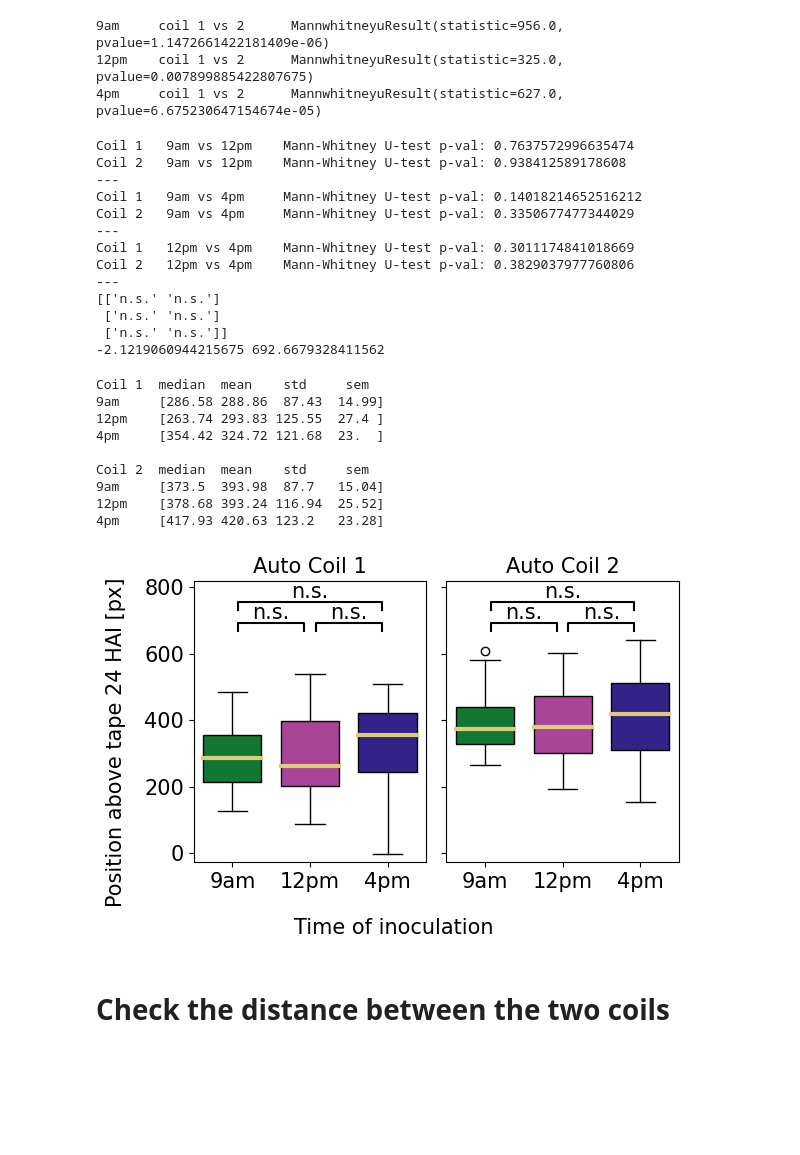
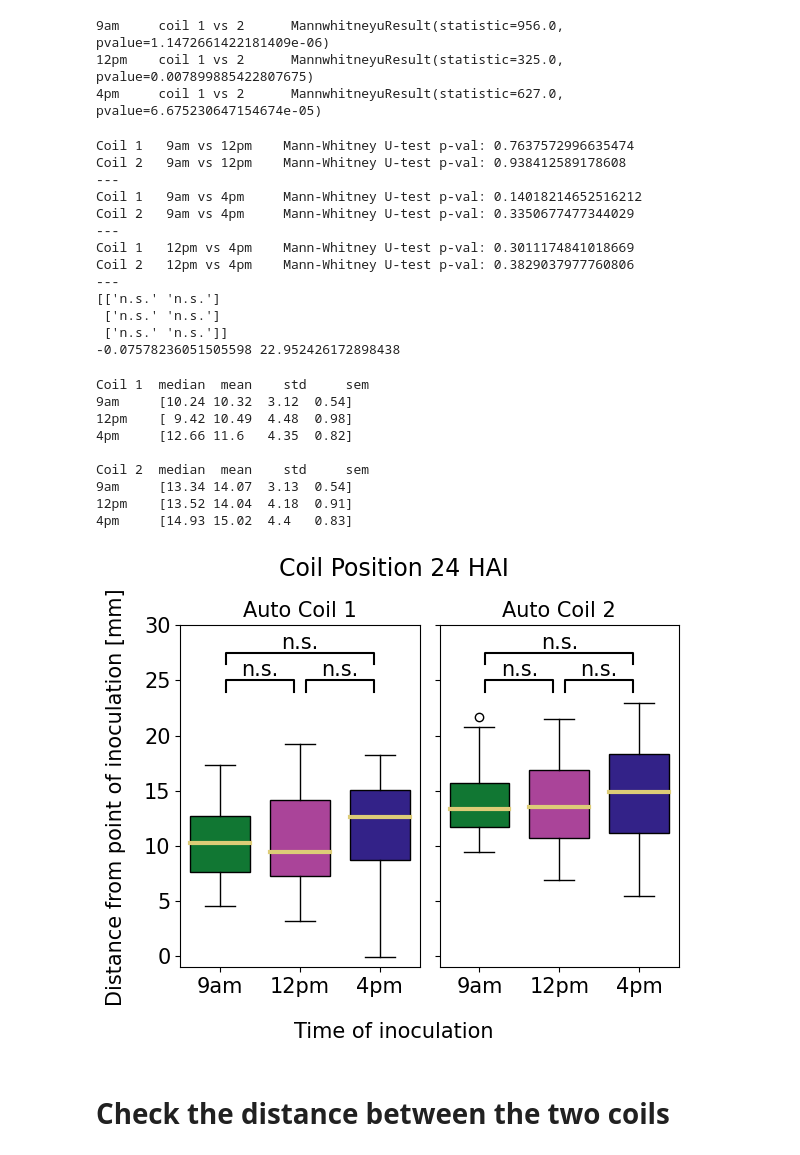
Before and after one commit to ejamezquita/cuscuta, a Jupyter notebook: jupyter/03_pd_wrangle.ipynb, the cells around one changed output. Cells and saved outputs as stored; diff of their text form; code cells hidden in the pictures; blank space fills up the shorter version.

```diff
--- a/jupyter/03_pd_wrangle.ipynb
+++ b/jupyter/03_pd_wrangle.ipynb
@@ -256,6 +256,10 @@ for key in dfs:
     quicks[key] = quick
     stables[key] = stable
 
+for key in dfs:
+    positions[key] /= 28
+    tight[key] /= 28
+
 foo = [None for i in range(len(Times))]
 # %%
 hmax = max([np.max(times[Times[i]]) for i in range(len(Times))] + [np.max(manu[Times[i]][:,0]) for i in range(len(Times))])
@@ -458,7 +462,7 @@ Coil 2   12pm vs 4pm    Mann-Whitney U-test p-val: 0.5279580244565482
 # %%
 eps = 5
 
-fig, ax = plt.subplots(1,2, figsize=(6,4), sharey=True, sharex=True)
+fig, ax = plt.subplots(1,2, figsize=(6,5), sharey=True, sharex=True)
 ax = np.atleast_1d(ax).ravel()
 
 for k in range(len(ax)):
@@ -507,8 +511,12 @@ ax[0].text( 2.5, yvals[0]-eps, '***', ha='center', va='top', color='k', fontsize
 ax[0].text( 3.3, yvals[1]-eps, '**', ha='center', va='top', color='k', fontsize=fs)
 ax[1].text( 1.3, yvals[2]-eps, '***', ha='center', va='top', color='k', fontsize=fs)
 
+yticks = np.arange(-2,3)*25
+ax[0].set_yticks(yticks, yticks)
+
+fig.suptitle('Coil Angle 24 HAI', fontsize=fs+2)
 fig.supxlabel('Time of inoculation', fontsize=fs)
-fig.supylabel('Angle with respect to base 24 HAI [°]', fontsize=fs)
+fig.supylabel('Angle with respect to base [°]', fontsize=fs)
 fig.tight_layout();
 
 filename = dst + 'final_angle'
@@ -543,7 +551,7 @@ smwhit = singifmtx(mwhit, limits)
 print(smwhit)
 
 hmin = min([np.min(positions[Times[i]]) for i in range(len(Times))])
-hmax = max([np.max(positions[Times[i]]) for i in range(len(Times))])+50
+hmax = max([np.max(positions[Times[i]]) for i in range(len(Times))])
 print(hmin, hmax)
 # %% [output]
 Coil 1   9am vs 12pm    Mann-Whitney U-test p-val: 0.7637572996635474
@@ -558,11 +566,12 @@ Coil 2   12pm vs 4pm    Mann-Whitney U-test p-val: 0.3829037977760806
 [['n.s.' 'n.s.']
  ['n.s.' 'n.s.']
  ['n.s.' 'n.s.']]
--2.1219060944215675 692.6679328411562
+-0.07578236051505598 22.952426172898438
 # %%
-eps = 25
+hmax = 25
+eps = 1
 
-fig, ax = plt.subplots(1,2, figsize=(6,4), sharey=True, sharex=True)
+fig, ax = plt.subplots(1,2, figsize=(6,5), sharey=True, sharex=True)
 ax = np.atleast_1d(ax).ravel()
 
 for k in range(len(ax)):
@@ -574,44 +583,45 @@ for k in range(len(ax)):
     bplot = ax[k].boxplot(foo, widths=0.75, patch_artist=True,
                       medianprops={'lw':3, 'color':colors[5]})
     for patch, color in zip(bplot['boxes'], colors[:len(Times)]):
         patch.set_facecolor(color)
 
     ax[k].set_xticks(range(1,4), Times)
     ax[k].tick_params(labelsize=fs)
-    ax[k].set_ylim((hmin - eps, hmax+eps*5))
+    ax[k].set_ylim((-1, 30))
 
 
 epsx = 0.075
 for ix,(i,j) in enumerate(it.combinations(range(len(Times)), 2)):
     if i+j == 2:
         epsy = 2.5*eps
     else:
         epsy = 0
     xfoo = np.array([i+1+epsx, i+1+epsx, j+1-epsx, j+1-epsx])
     yfoo = np.array([hmax-eps,hmax,hmax,hmax-eps]) + epsy
 
     for k in range(len(ax)):
         ax[k].text((xfoo[0] + xfoo[2])*.5, yfoo[0]+eps, smwhit[ix,k], ha='center', va='bottom', color='k', fontsize=fs)
         ax[k].plot(xfoo, yfoo, lw=1.5, c='k')
 
+fig.suptitle('Coil Position 24 HAI', fontsize=fs+2)
 fig.supxlabel('Time of inoculation', fontsize=fs)
-fig.supylabel('Position above tape 24 HAI [px]', fontsize=fs)
+fig.supylabel('Distance from point of inoculation [mm]', fontsize=fs)
 fig.tight_layout();
 
 filename = dst + 'final_position'
-#plt.savefig(filename + '.svg', format='svg', bbox_inches='tight')
-#plt.savefig(filename + '.jpg', format='jpg', dpi=200, pil_kwargs={'optimize':True}, bbox_inches='tight')
+plt.savefig(filename + '.svg', format='svg', bbox_inches='tight')
+plt.savefig(filename + '.jpg', format='jpg', dpi=200, pil_kwargs={'optimize':True}, bbox_inches='tight')
 # %% [output]
 Coil 1  median  mean    std     sem
-9am     [286.58 288.86  87.43  14.99]
-12pm    [263.74 293.83 125.55  27.4 ]
-4pm     [354.42 324.72 121.68  23.  ]
+9am     [10.24 10.32  3.12  0.54]
+12pm    [ 9.42 10.49  4.48  0.98]
+4pm     [12.66 11.6   4.35  0.82]
 
 Coil 2  median  mean    std     sem
-9am     [373.5  393.98  87.7   15.04]
-12pm    [378.68 393.24 116.94  25.52]
-4pm     [417.93 420.63 123.2   23.28]
+9am     [13.34 14.07  3.13  0.54]
+12pm    [13.52 14.04  4.18  0.91]
+4pm     [14.93 15.02  4.4   0.83]
-[figure, old version]
+[figure, new version]
 # %% [markdown]
 # Check the distance between the two coils
 # %%
```
Also changed, not shown: parts of 6 cells of this notebook, 4 other files.
